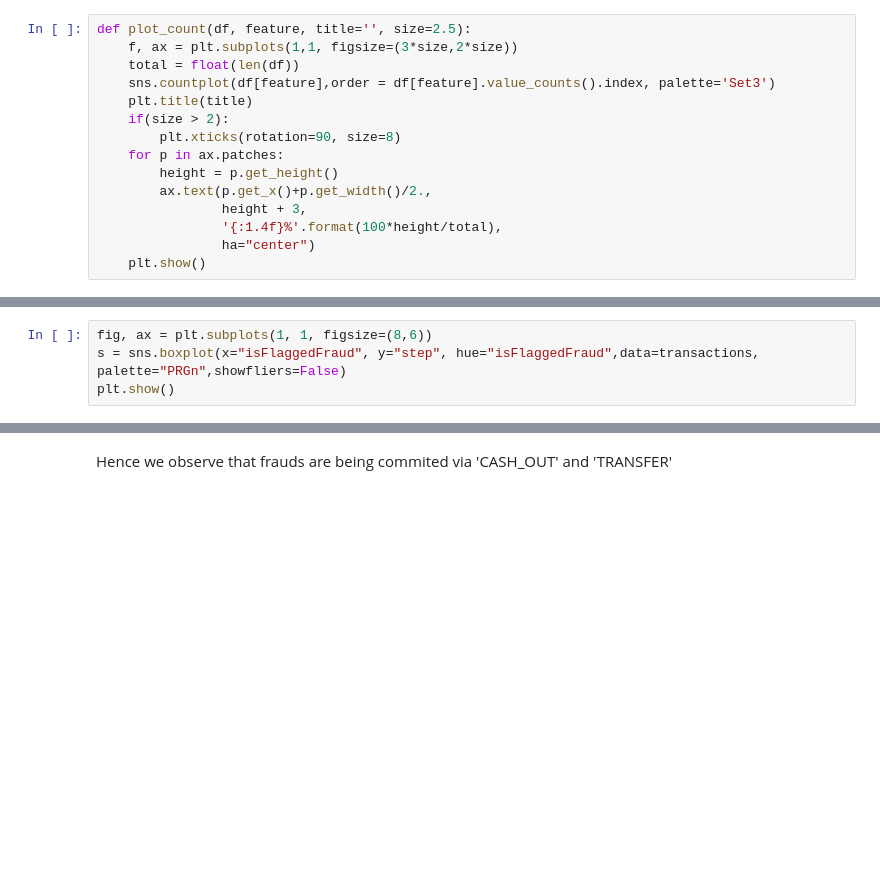
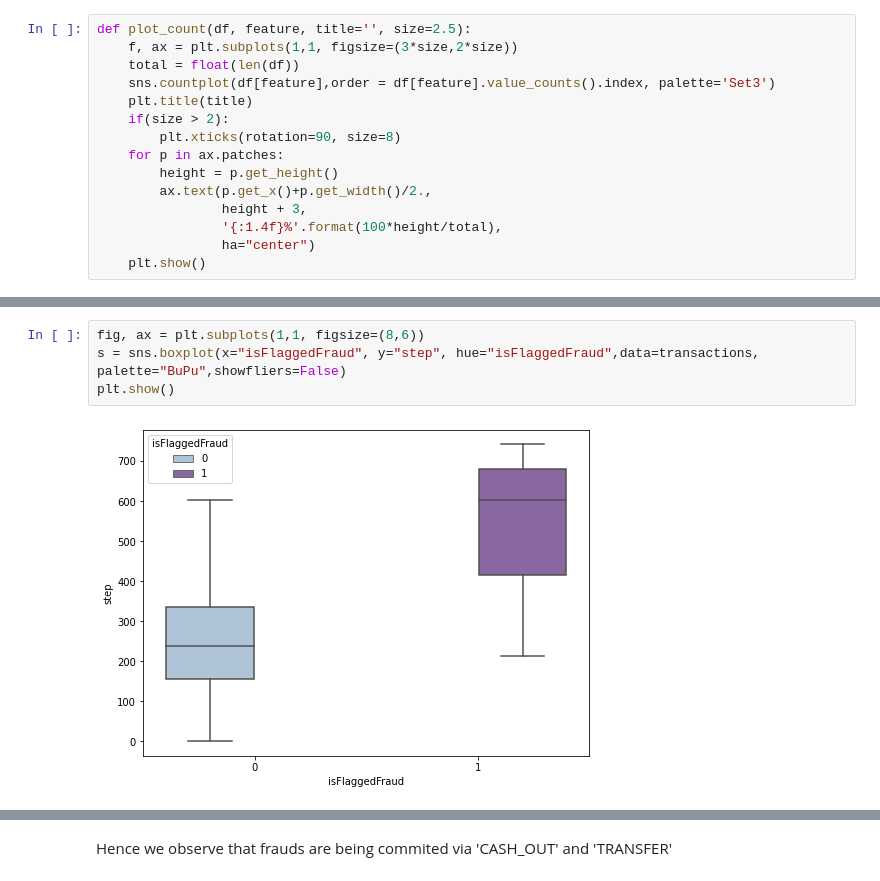
Before and after one commit to neavepaul/Financial-Fraud-Detection, a Jupyter notebook: unscript_fraud.ipynb, the cells around one changed output, grey strips where cells are left out. Saved outputs shown, nothing was run; the diff lists cells and outputs as text; blank space fills up the shorter version.

```diff
--- a/unscript_fraud.ipynb
+++ b/unscript_fraud.ipynb
@@ -113,6 +193,8 @@ plt.show()
 # %%
-fig, ax = plt.subplots(1, 1, figsize=(8,6))
-s = sns.boxplot(x="isFlaggedFraud", y="step", hue="isFlaggedFraud",data=transactions, palette="PRGn",showfliers=False)
+fig, ax = plt.subplots(1,1, figsize=(8,6))
+s = sns.boxplot(x="isFlaggedFraud", y="step", hue="isFlaggedFraud",data=transactions, palette="BuPu",showfliers=False)
 plt.show()
+# %% [output]
+[figure, added]
 # %%
 fig, (ax1, ax2) = plt.subplots(nrows=2, figsize=(16,12))
```
Also changed, not shown: parts of 76 cells of this notebook.
